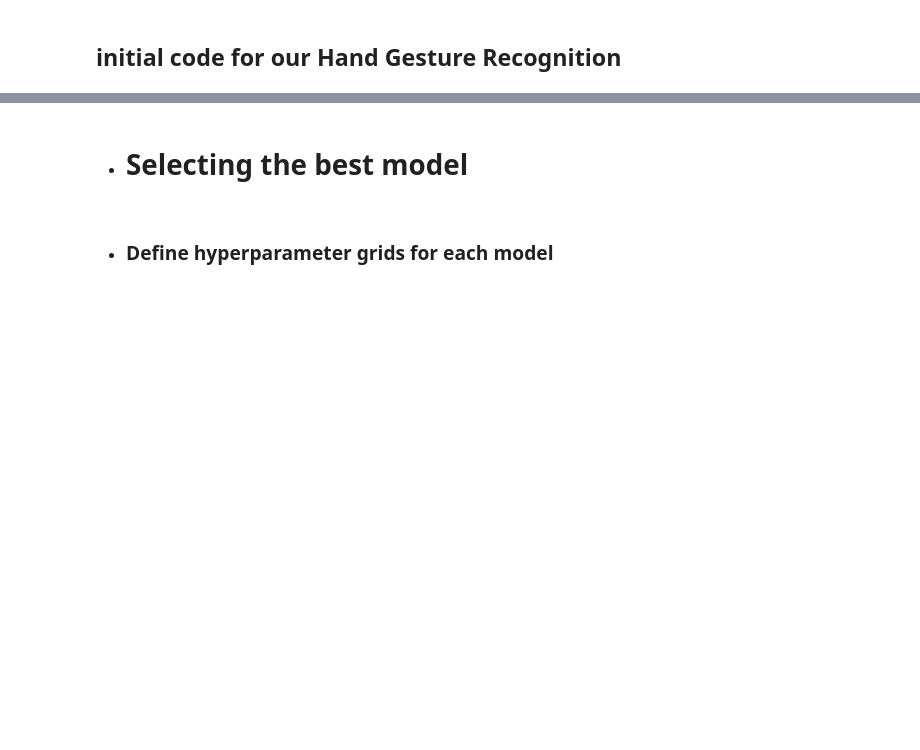
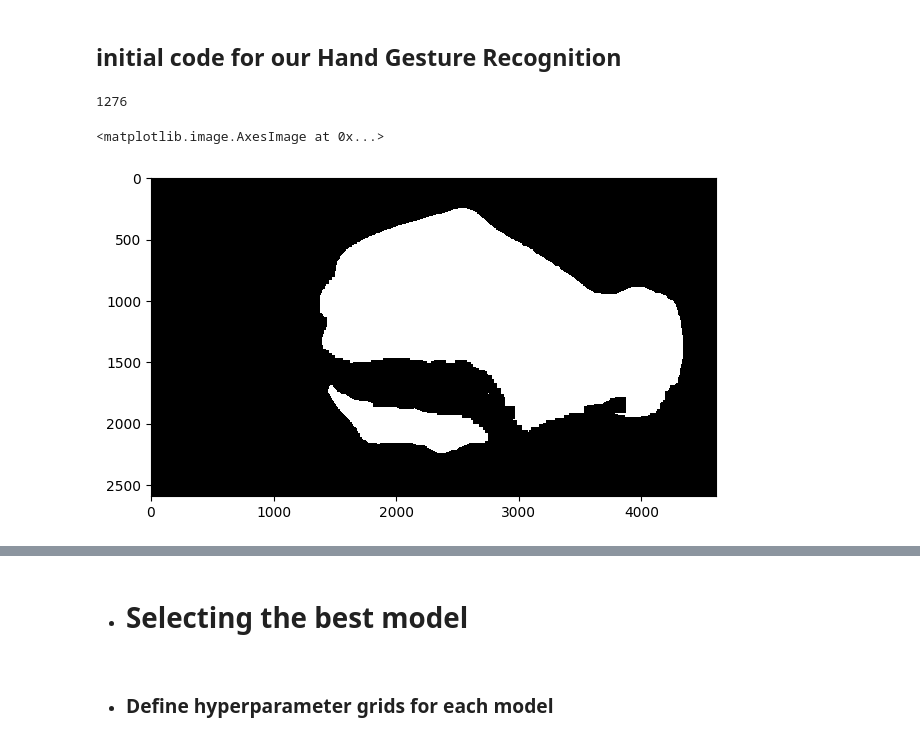
Before and after one commit to khaHesham/Hand-Gesture-Recognition, a Jupyter notebook: init_workspace.ipynb, the cells around one changed output, grey strips where cells are left out. Drawn from its saved outputs; the diff is of its cells as text; code cells hidden in the pictures; blank space fills up the shorter version.

```diff
--- a/init_workspace.ipynb
+++ b/init_workspace.ipynb
@@ -67,0 +185,4 @@ def segment(image):
+# %%
+len(np.asarray(blobs).flatten())
+# %% [output]
+1276
@@ -67,0 +211,6 @@ def segment(image):
+# %%
+m = segment(image)
+io.imshow(m)
+# %% [output]
+<matplotlib.image.AxesImage at 0x...>
+[figure, added]
```
Also changed, not shown: parts of 17 cells of this notebook, 5 other files.
